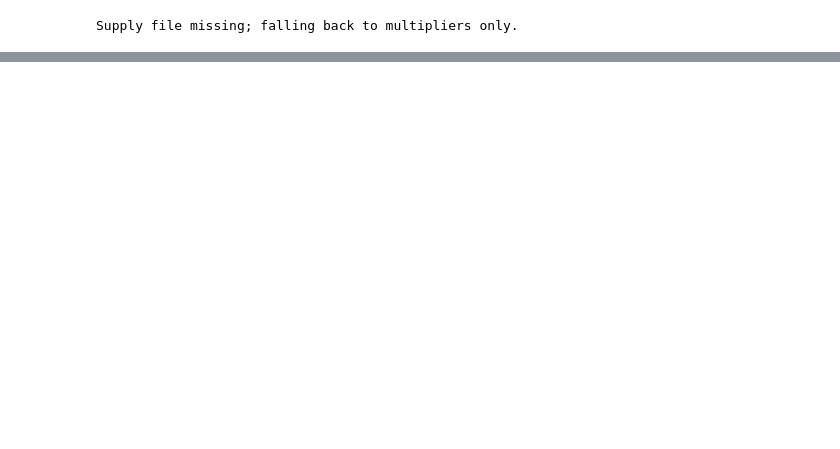
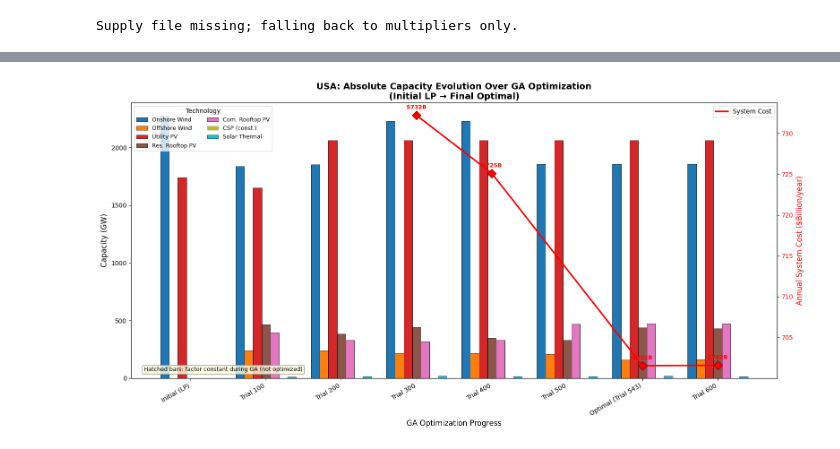
Before and after one commit to amuehlba/loadmatch-optimization-155countries, a Jupyter notebook: notebooks/factor_history_analysis.ipynb, the cells around one changed output, grey strips where cells are left out. Saved outputs shown, nothing was run; the diff lists cells and outputs as text; code cells hidden in the pictures; blank space fills up the shorter version.

Commit message:
updated for full parametere exposure

```diff
--- a/notebooks/factor_history_analysis.ipynb
+++ b/notebooks/factor_history_analysis.ipynb
@@ -61,0 +114,19 @@ plt.show()
+# %%
+# Select trials to plot: initial (0), every 100th trial, and find best feasible
+trial_indices = [0, 100, 200, 300, 400, 500, 600]
+trial_indices = [i for i in trial_indices if i < len(records)]
+
+# Find the best feasible solution (lowest cost among feasible)
+feasible_records = [(i, r) for i, r in enumerate(records)
+                    if r.get("feasible", False) and r.get("cost_mn_bil_per_year", float("inf")) < float("inf")]
+if feasible_records:
+    best_idx, best_record = min(feasible_records, key=lambda x: x[1]["cost_mn_bil_per_year"])
+    # Add best feasible if not already in trial_indices
+    if best_idx not in trial_indices:
+        trial_indices.append(best_idx)
+
+# Sort and deduplicate
+trial_indices = sorted(set(trial_indices))
+
+print(f"Plotting trials: {trial_indices}")
+print(f"Best feasible solution at trial {best_idx} with cost ${best_record['cost_mn_bil_per_year']:.2f} billion/year")
@@ -61,0 +174,65 @@ plt.show()
+# %%
+# Create the grouped bar chart with cost overlay
+# X-axis: iterations/trials, bars grouped by technology, cost line overlay
+
+fig, ax1 = plt.subplots(figsize=(16, 8))
+
+n_trials = len(trial_indices)
+x = np.arange(n_trials)  # Trial positions on x-axis
+bar_width = 0.8 / n_techs
+tech_colors = plt.cm.tab10(np.linspace(0, 1, n_techs))
+
+# Plot bars for each technology across trials
+bars_by_tech = []
+for j, (tech_name, color) in enumerate(zip(tech_display_names, tech_colors)):
+    offset = (j - n_techs / 2 + 0.5) * bar_width
+    caps = [capacities_by_trial[i][j] for i in range(n_trials)]
+
+    # Apply hatching if constant
+    hatch = '//' if tech_name in constant_display_names else None
+    edge = 'darkgray' if tech_name in constant_display_names else 'black'
+
+    label_suffix = ' (const.)' if tech_name in constant_display_names else ''
+    bars = ax1.bar(x + offset, caps, bar_width, label=f'{tech_name}{label_suffix}',
+                   color=color, edgecolor=edge, linewidth=0.5, hatch=hatch)
+    bars_by_tech.append(bars)
+
+ax1.set_xlabel('GA Optimization Progress', fontsize=12)
+ax1.set_ylabel('Capacity (GW)', fontsize=12)
+ax1.set_xticks(x)
+ax1.set_xticklabels(labels_by_trial, rotation=30, ha='right', fontsize=10)
+ax1.legend(loc='upper left', fontsize=9, ncol=2, title='Technology')
+ax1.set_ylim(bottom=0)
+
+# Add secondary axis for cost
+ax2 = ax1.twinx()
+
+# Plot cost as line with markers
+valid_costs = [(i, c) for i, c in enumerate(costs_by_trial) if c is not None]
+if valid_costs:
+    cost_x = [i for i, _ in valid_costs]
+    cost_y = [c for _, c in valid_costs]
+    line, = ax2.plot(cost_x, cost_y, 'r-', linewidth=2.5, label='System Cost', zorder=10)
+    markers = ax2.scatter(cost_x, cost_y, c='red', s=100, marker='D', zorder=11, edgecolors='darkred')
+
+    # Add cost labels on the line
+    for xi, yi in zip(cost_x, cost_y):
+        ax2.annotate(f'${yi:.0f}B', (xi, yi), textcoords='offset points',
+                     xytext=(0, 10), ha='center', fontsize=9, color='red', fontweight='bold')
+
+    ax2.set_ylabel('Annual System Cost ($Billion/year)', fontsize=12, color='red')
+    ax2.tick_params(axis='y', labelcolor='red')
+    ax2.legend(loc='upper right', fontsize=10)
+
+# Add annotation for interpretation
+ax1.annotate('Hatched bars: factor constant during GA (not optimized)',
+             xy=(0.02, 0.02), xycoords='axes fraction',
+             fontsize=9, ha='left', va='bottom',
+             bbox=dict(boxstyle='round', facecolor='lightyellow', alpha=0.8, edgecolor='gray'))
+
+ax1.set_title('USA: Absolute Capacity Evolution Over GA Optimization\n(Initial LP → Final Optimal)',
+              fontsize=14, fontweight='bold')
+plt.tight_layout()
+plt.show()
+# %% [output]
+[figure, added]
```
Also changed, not shown: parts of 15 cells of this notebook, 5 other files.
